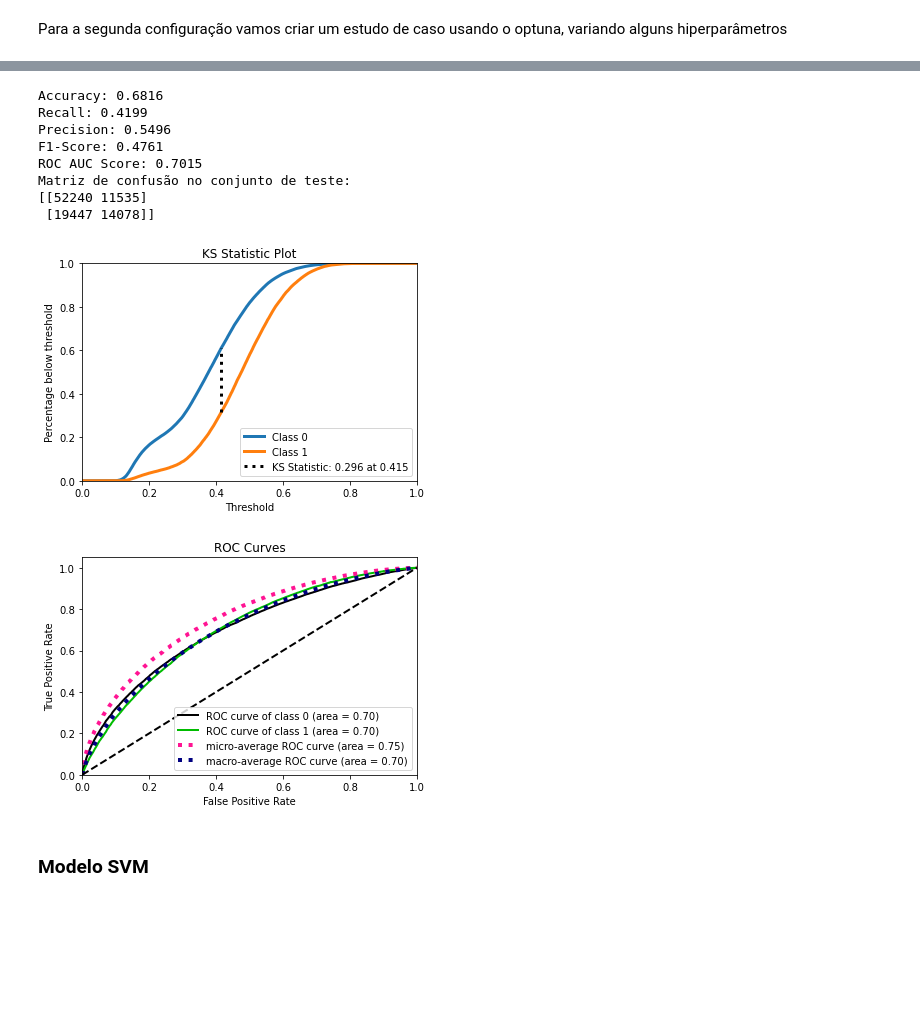
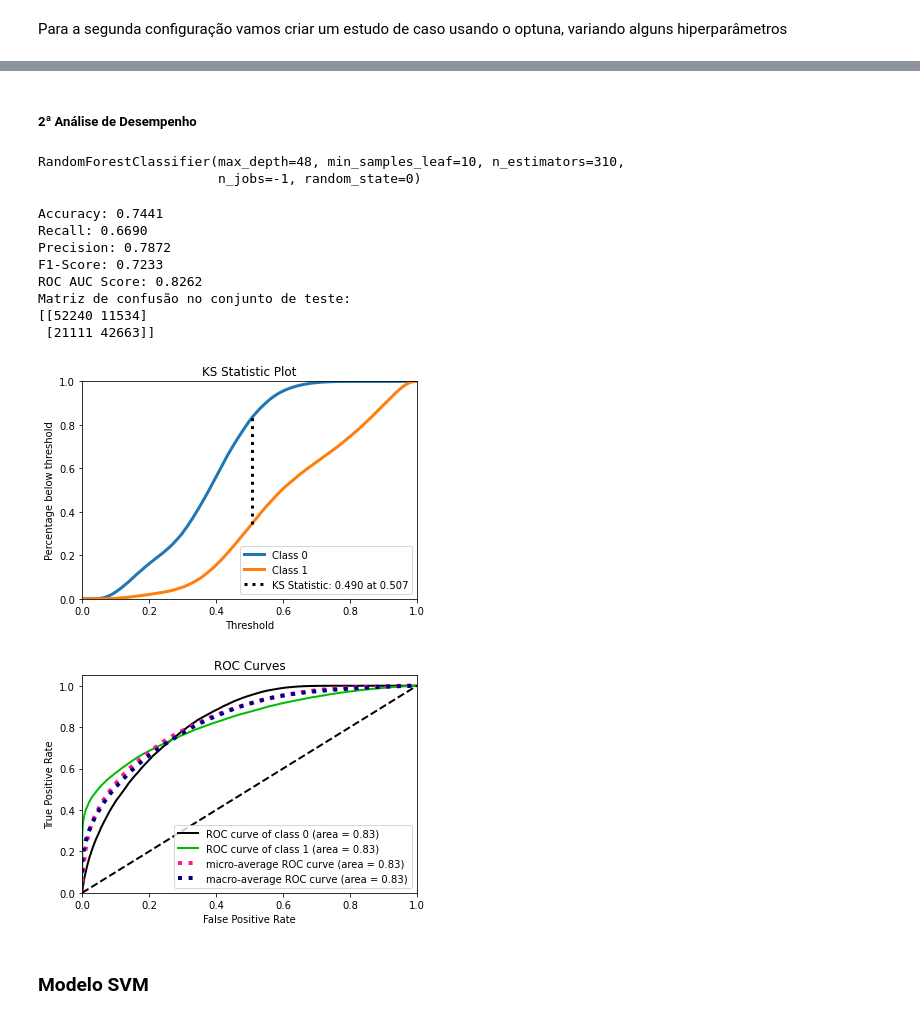
Before and after one commit to KilnerJhow/redes-neurais, a Jupyter notebook: projeto_redes_neurais.ipynb, the cells around one changed output, grey strips where cells are left out. Drawn from its saved outputs; the diff is of its cells as text; code cells hidden in the pictures; blank space fills up the shorter version.

```diff
--- a/projeto_redes_neurais.ipynb
+++ b/projeto_redes_neurais.ipynb
@@ -557,16 +691,34 @@ def random_forest_test(params):
-# %%
-y_pred_test_rf, y_pred_test_proba_rf = random_forest_test(rf_study.best_params)
-# %% [output]
-Accuracy: 0.6816
-Recall: 0.4199
-Precision: 0.5496
-F1-Score: 0.4761
-ROC AUC Score: 0.7015
-Matriz de confusão no conjunto de teste:
-[[52240 11535]
- [19447 14078]]
-[figure, removed]
-[figure, removed]
+# %% [markdown]
+##### 2ª Análise de Desempenho
+# %%
+rnd_forest_trial = RandomForestClassifier(
+    n_estimators=rf_study.best_params["n_estimators"],
+    max_depth=rf_study.best_params["max_depth"],
+    min_samples_leaf=rf_study.best_params["min_samples_leaf"],
+    random_state=0,
+    n_jobs=-1
+)
+
+rnd_forest_trial.fit(X_train, y_train)
+# %% [output]
+RandomForestClassifier(max_depth=48, min_samples_leaf=10, n_estimators=310,
+                       n_jobs=-1, random_state=0)
+# %%
+y_pred_valid = rnd_forest_trial.predict(X_valid)
+y_pred_valid_proba = rnd_forest_trial.predict_proba(X_valid)
+
+print_metrics(y_valid, y_pred_valid, y_pred_valid_proba)
+# %% [output]
+Accuracy: 0.7441
+Recall: 0.6690
+Precision: 0.7872
+F1-Score: 0.7233
+ROC AUC Score: 0.8262
+Matriz de confusão no conjunto de teste:
+[[52240 11534]
+ [21111 42663]]
+[figure, added]
+[figure, added]
 # %% [markdown]
 ### Modelo SVM
 # %% [markdown]
```
Also changed, not shown: parts of 151 cells of this notebook.
